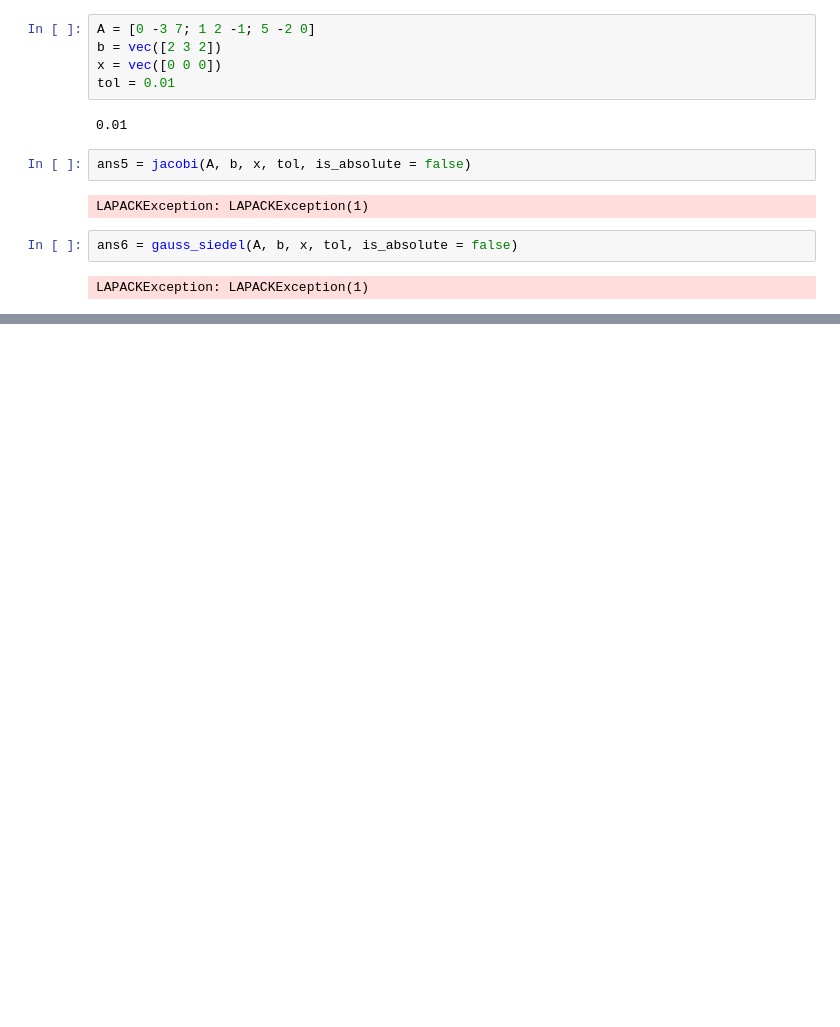
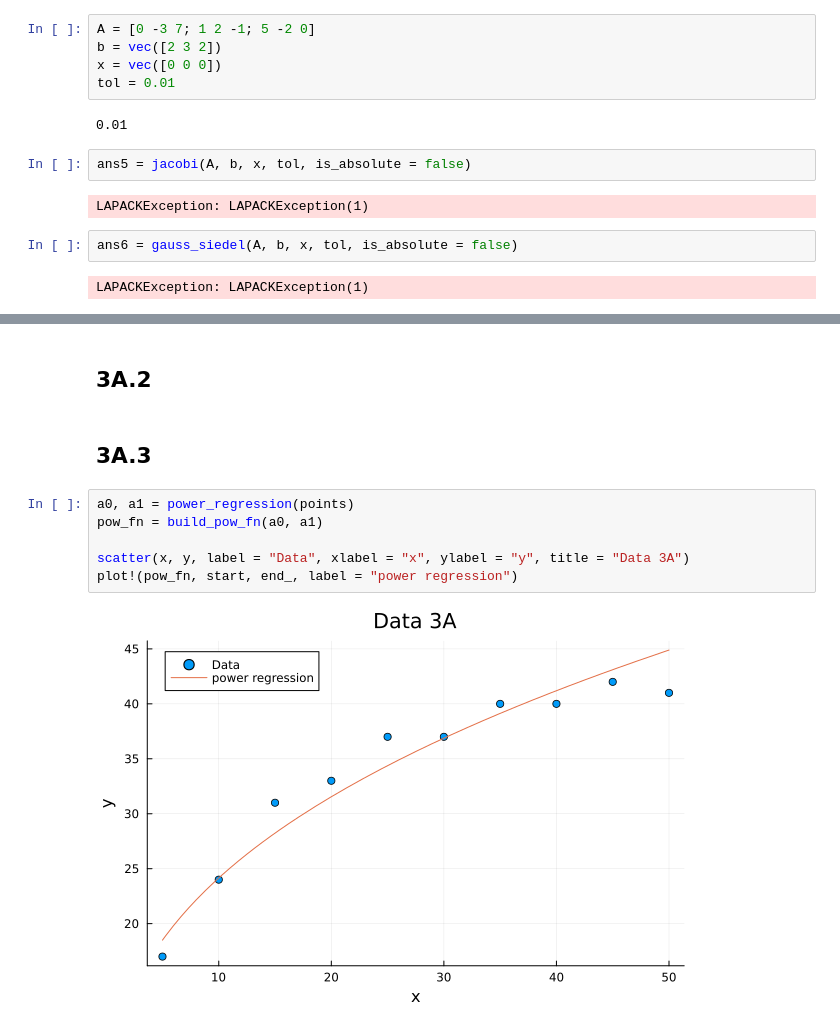
Before and after one commit to DaveAlsina/8tavoSemestre, a Jupyter notebook: numerico/taller3/taller3solucion.ipynb, the cells around one changed output, grey strips where cells are left out. Saved outputs shown, nothing was run; the diff lists cells and outputs as text; blank space fills up the shorter version.

```diff
--- a/numerico/taller3/taller3solucion.ipynb
+++ b/numerico/taller3/taller3solucion.ipynb
@@ -203,0 +230,12 @@ LAPACKException: LAPACKException(1)
+# %% [markdown]
+## 3A.2
+# %% [markdown]
+## 3A.3
+# %%
+a0, a1 = power_regression(points)
+pow_fn = build_pow_fn(a0, a1)
+
+scatter(x, y, label = "Data", xlabel = "x", ylabel = "y", title = "Data 3A")
+plot!(pow_fn, start, end_, label = "power regression")
+# %% [output]
+[figure, added]
```
Also changed, not shown: parts of 18 cells of this notebook, 3 other files.
